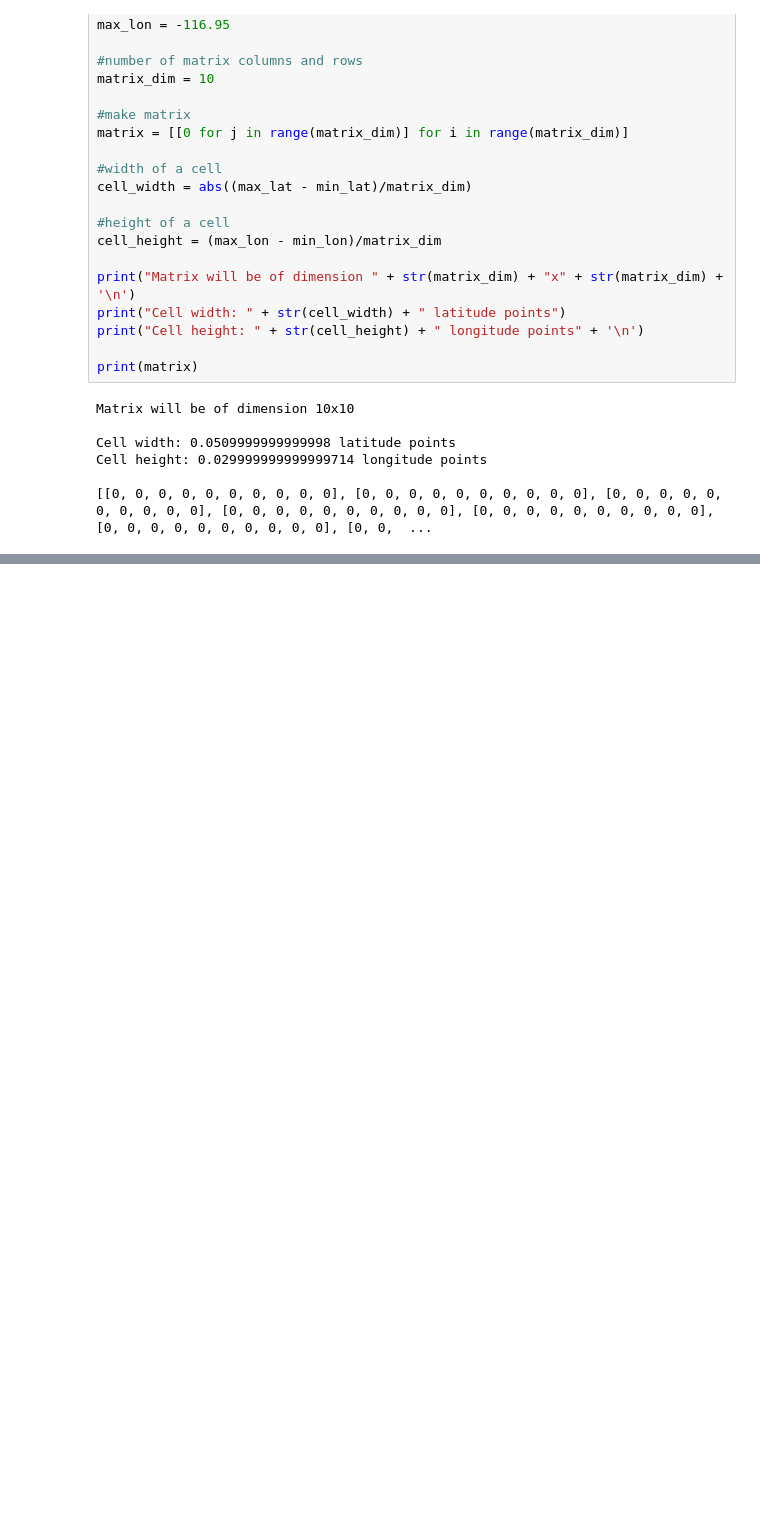
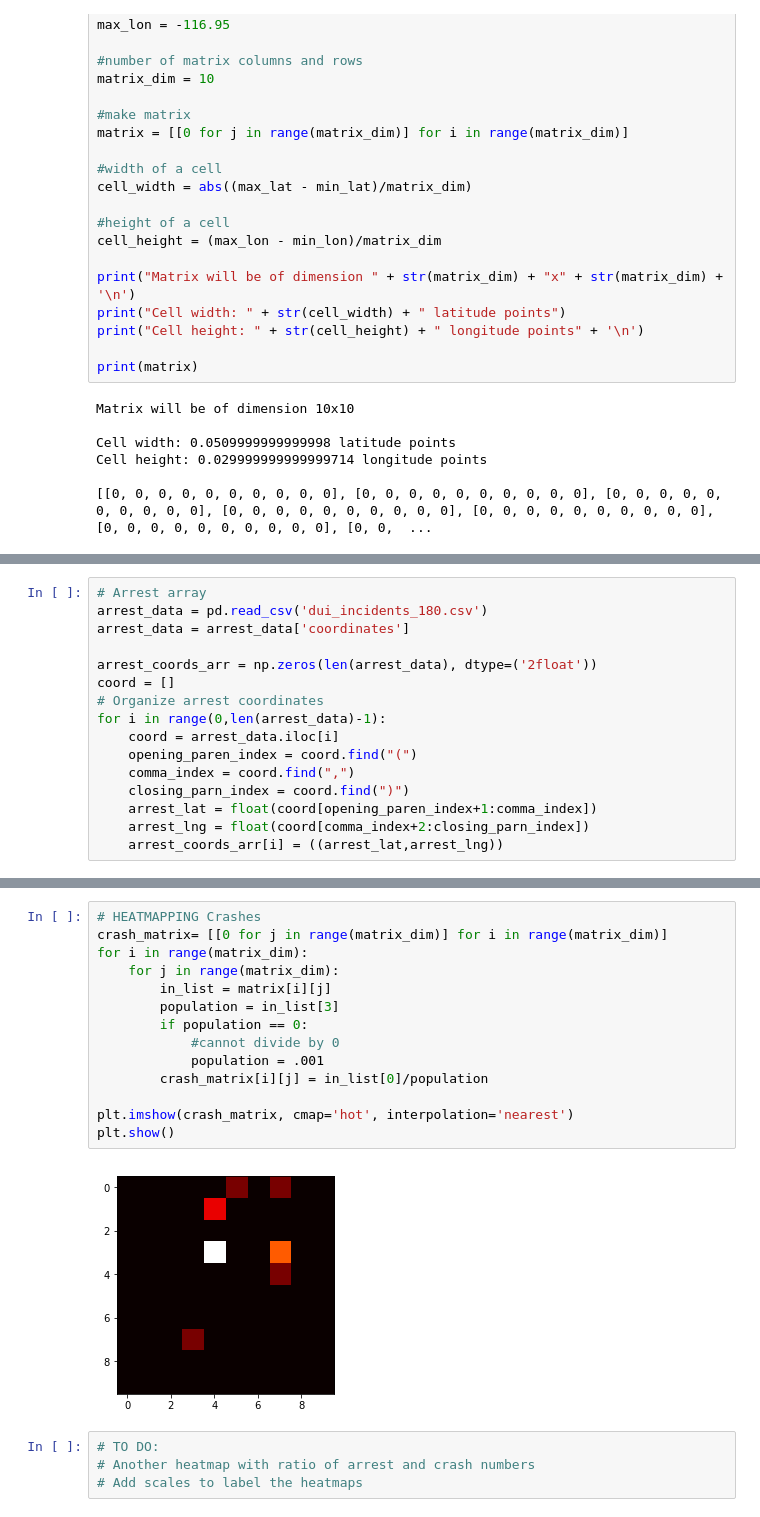
Before and after one commit to sarah-george/San-Diego-DUI-Crashes-and-Arrests, a Jupyter notebook: DUI_Notebook.ipynb, the cells around one changed output, grey strips where cells are left out. Saved outputs shown, nothing was run; the diff lists cells and outputs as text; blank space fills up the shorter version.

```diff
--- a/DUI_Notebook.ipynb
+++ b/DUI_Notebook.ipynb
@@ -238,4 +241,20 @@ crash_data.head(5)
 | 2 | 3 | (38.9062481, -90.13781209999999) |
 | 3 | 4 | (36.077923, -102.519732) |
 | 4 | 5 | (32.6972057, -117.032704) |
+# %%
+# Arrest array
+arrest_data = pd.read_csv('dui_incidents_180.csv')
+arrest_data = arrest_data['coordinates']
+
+arrest_coords_arr = np.zeros(len(arrest_data), dtype=('2float'))
+coord = []
+# Organize arrest coordinates
+for i in range(0,len(arrest_data)-1):
+    coord = arrest_data.iloc[i]
+    opening_paren_index = coord.find("(")
+    comma_index = coord.find(",")
+    closing_parn_index = coord.find(")")
+    arrest_lat = float(coord[opening_paren_index+1:comma_index])
+    arrest_lng = float(coord[comma_index+2:closing_parn_index])
+    arrest_coords_arr[i] = ((arrest_lat,arrest_lng))
 # %%
@@ -301,0 +372,20 @@ for i in range(0,matrix_dim):
+# %%
+# HEATMAPPING Crashes
+crash_matrix= [[0 for j in range(matrix_dim)] for i in range(matrix_dim)]
+for i in range(matrix_dim):
+    for j in range(matrix_dim):
+        in_list = matrix[i][j]
+        population = in_list[3]
+        if population == 0:
+            #cannot divide by 0
+            population = .001
+        crash_matrix[i][j] = in_list[0]/population
+
+plt.imshow(crash_matrix, cmap='hot', interpolation='nearest')
+plt.show()
+# %% [output]
+[figure, added]
+# %%
+# TO DO:
+# Another heatmap with ratio of arrest and crash numbers
+# Add scales to label the heatmaps
```
Also changed, not shown: parts of 15 cells of this notebook.
